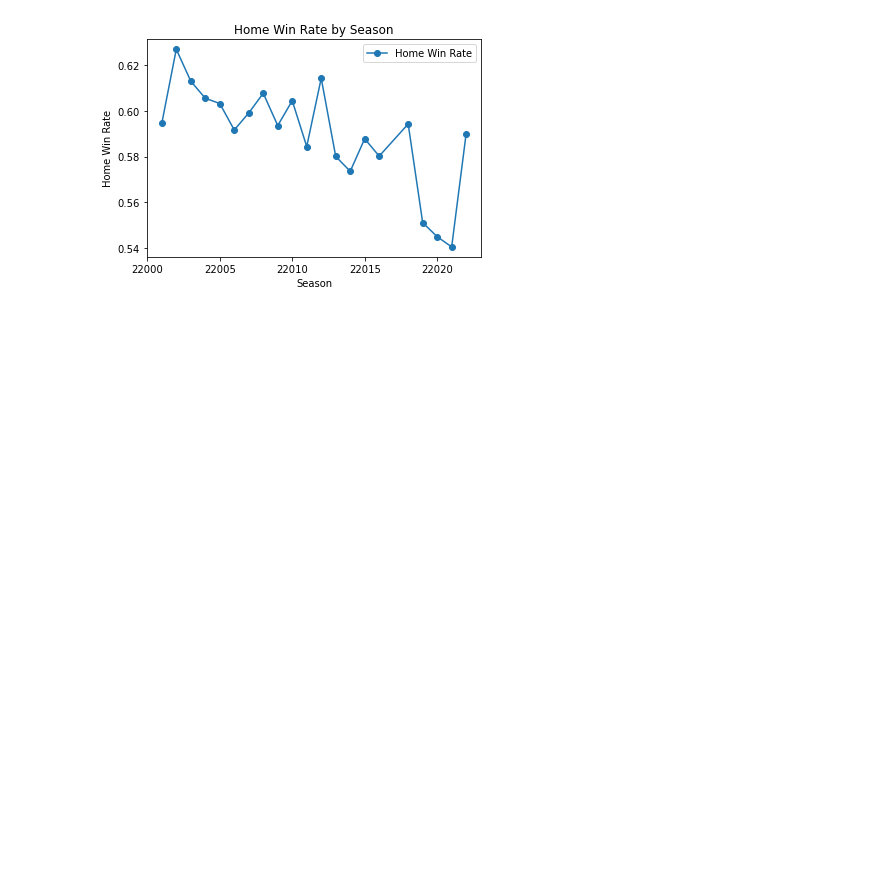
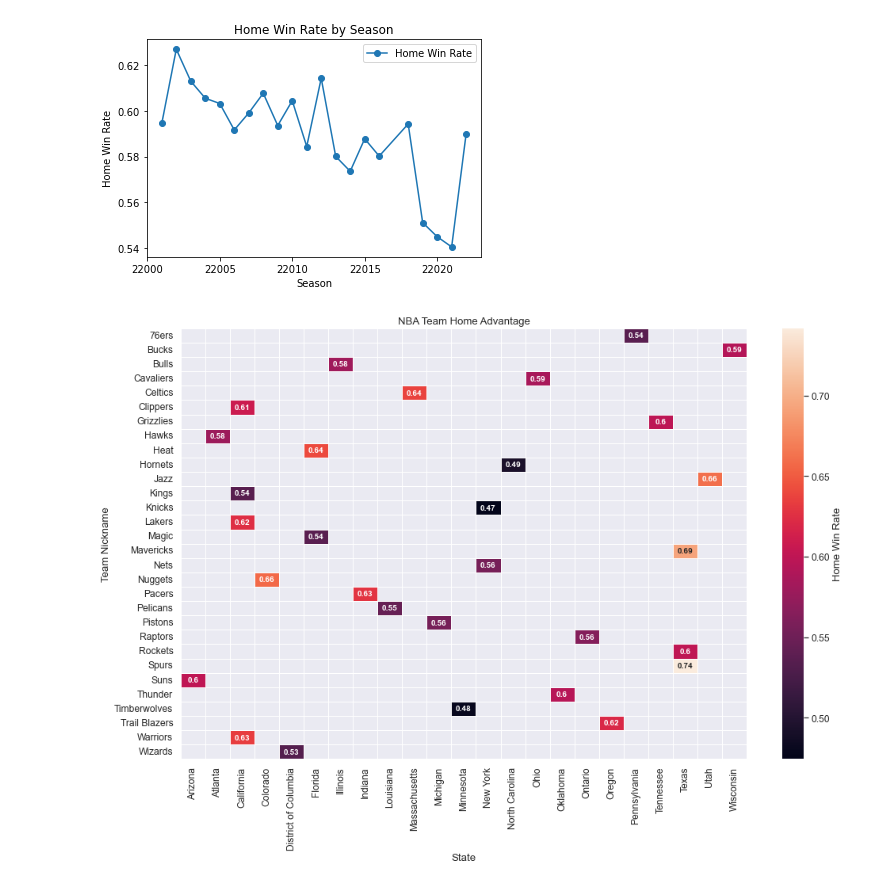
Before and after one commit to kentwhf/Home-Field-Advantage-Sports, a Jupyter notebook: final.ipynb, the cells around one changed output. Cells and saved outputs as stored; diff of their text form; code cells hidden in the pictures; blank space fills up the shorter version.

Commit message:
add some data plots

```diff
--- a/final.ipynb
+++ b/final.ipynb
@@ -4,6 +6,8 @@ import matplotlib.pyplot as plt
 # %%
 game_df = pd.read_csv('game.csv')
 game_info_df = pd.read_csv('game_info.csv')
+team_df = pd.read_csv('team.csv')
+team_details_df = pd.read_csv('team_details.csv')
 # %%
 game_merge_df = pd.merge(game_info_df, game_df, on='game_id', how='left')
 game_merge_df.drop('game_date_y', axis=1, inplace=True)
@@ -65,3 +68,50 @@ ax.legend()
 plt.show()
 # %% [output]
 [figure]
+# %%
+# calculate win # of each team
+home_wins = game_merge_df[game_merge_df['wl_home'] == 'W'].groupby('team_id_home')['wl_home'].count().reset_index()
+home_wins.columns = ['team_id', 'home_wins']
+
+# calculate home match for each number
+home_games = game_merge_df.groupby('team_id_home')['wl_home'].count().reset_index()
+home_games.columns = ['team_id', 'home_games']
+
+# home advantege calculated
+home_advantage = pd.merge(home_wins, home_games, on='team_id')
+home_advantage['home_win_rate'] = home_advantage['home_wins'] / home_advantage['home_games']
+
+# merge
+team_home_advantage = pd.merge(team_df, home_advantage, left_on='id', right_on='team_id')
+# %%
+# Prepare the data for the heatmap
+team_home_advantage_pivot = team_home_advantage.pivot(
+    index="nickname",
+    columns="state",
+    values="home_win_rate"
+)
+
+# Create the heatmap
+plt.figure(figsize=(16, 10))
+sns.set(font_scale=1.1)  # Adjust font size
+heatmap = sns.heatmap(
+    team_home_advantage_pivot,
+    annot=True,
+    linewidths=0.5,
+    cbar_kws={"label": "Home Win Rate"},
+    annot_kws={"fontsize": 10, "fontweight": "bold"}
+)
+
+# Add gridlines
+heatmap.set_xticks([x + 0.5 for x in range(len(team_home_advantage_pivot.columns))], minor=True)
+heatmap.set_yticks([y + 0.5 for y in range(len(team_home_advantage_pivot.index))], minor=True)
+heatmap.xaxis.set_ticks_position('none')
+heatmap.yaxis.set_ticks_position('none')
+heatmap.grid(which='minor', color='black', linewidth=1)
+
+plt.title("NBA Team Home Advantage")
+plt.xlabel("State")
+plt.ylabel("Team Nickname")
+plt.show()
+# %% [output]
+[figure, added]
```
Also changed, not shown: parts of 11 cells of this notebook, 1 other file.
